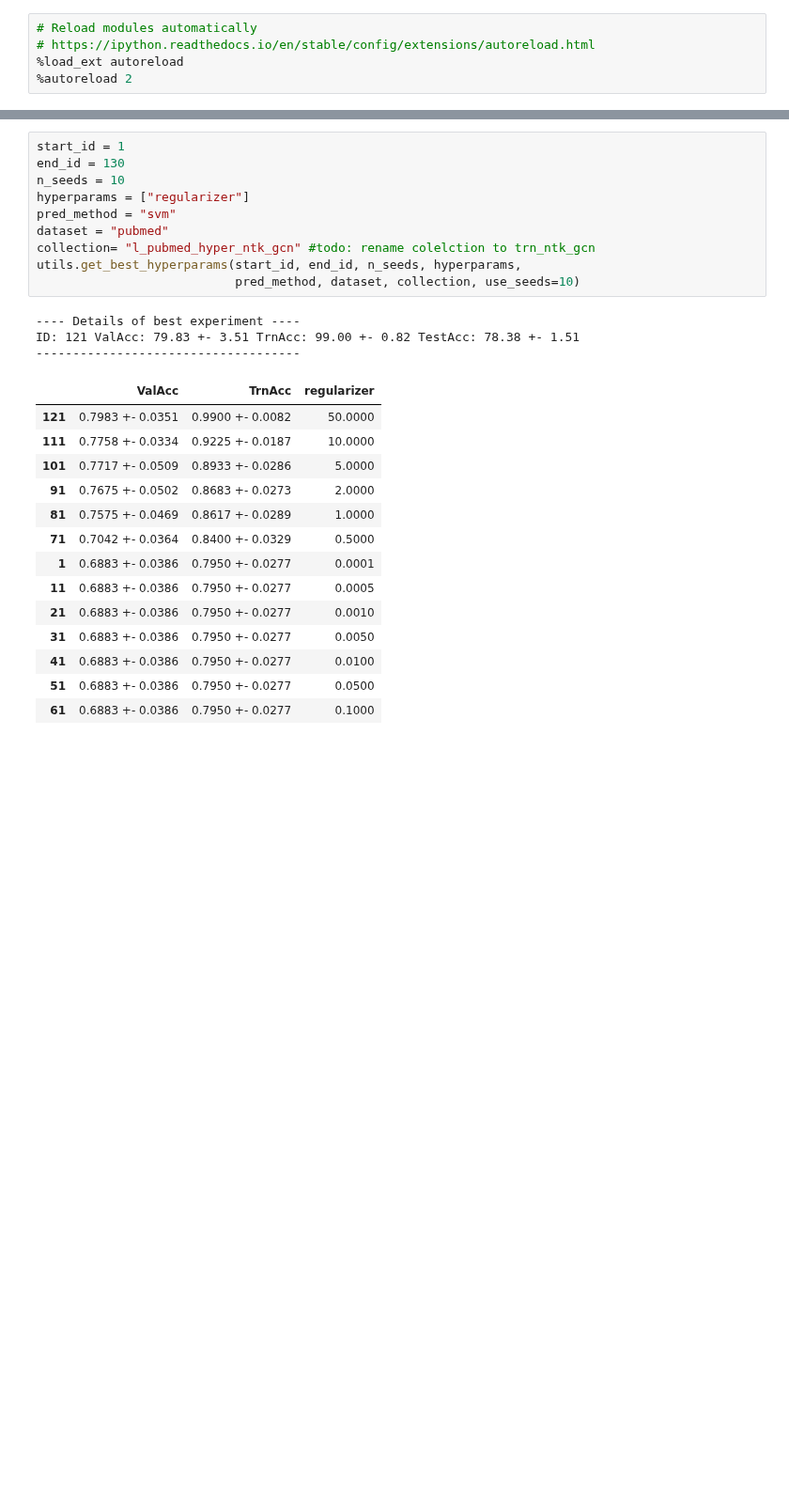
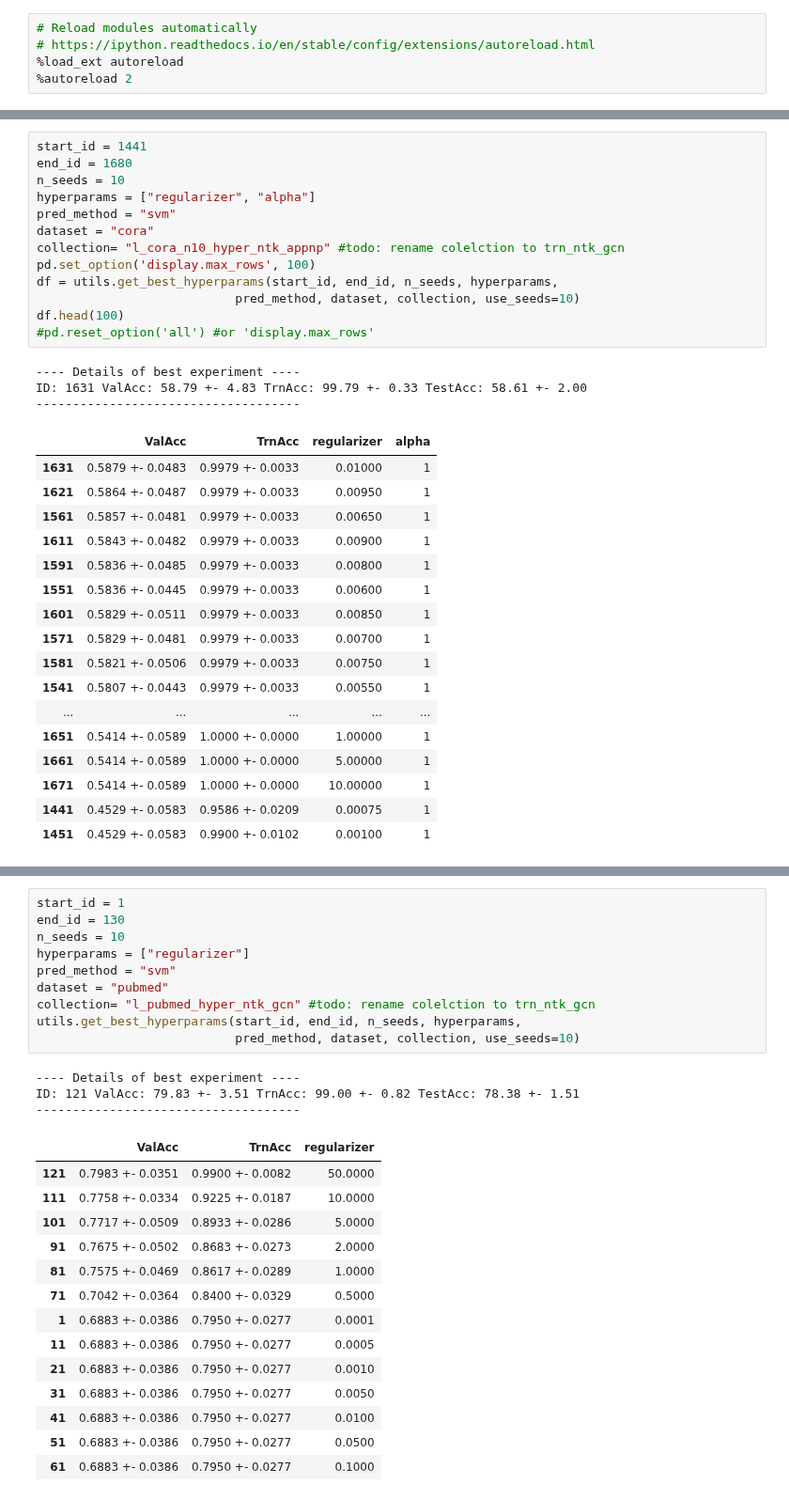
Before and after one commit to saper0/qpcert, a Jupyter notebook: notebooks/hyperparams/hyperparam_search.ipynb, the cells around one changed output, grey strips where cells are left out. Shown at 94% size. Cells and saved outputs as stored; diff of their text form; blank space fills up the shorter version.

```diff
--- a/notebooks/hyperparams/hyperparam_search.ipynb
+++ b/notebooks/hyperparams/hyperparam_search.ipynb
@@ -7,0 +156,34 @@ import utils
+# %%
+start_id = 1441
+end_id = 1680
+n_seeds = 10
+hyperparams = ["regularizer", "alpha"]
+pred_method = "svm"
+dataset = "cora"
+collection= "l_cora_n10_hyper_ntk_appnp" #todo: rename colelction to trn_ntk_gcn
+pd.set_option('display.max_rows', 100)
+df = utils.get_best_hyperparams(start_id, end_id, n_seeds, hyperparams,
+                           pred_method, dataset, collection, use_seeds=10)
+df.head(100)
+#pd.reset_option('all') #or 'display.max_rows'
+# %% [output]
+---- Details of best experiment ----
+ID: 1631 ValAcc: 58.79 +- 4.83 TrnAcc: 99.79 +- 0.33 TestAcc: 58.61 +- 2.00
+------------------------------------
+|  | ValAcc | TrnAcc | regularizer | alpha |
+| 1631 | 0.5879 +- 0.0483 | 0.9979 +- 0.0033 | 0.01000 | 1 |
+| 1621 | 0.5864 +- 0.0487 | 0.9979 +- 0.0033 | 0.00950 | 1 |
+| 1561 | 0.5857 +- 0.0481 | 0.9979 +- 0.0033 | 0.00650 | 1 |
+| 1611 | 0.5843 +- 0.0482 | 0.9979 +- 0.0033 | 0.00900 | 1 |
+| 1591 | 0.5836 +- 0.0485 | 0.9979 +- 0.0033 | 0.00800 | 1 |
+| 1551 | 0.5836 +- 0.0445 | 0.9979 +- 0.0033 | 0.00600 | 1 |
+| 1601 | 0.5829 +- 0.0511 | 0.9979 +- 0.0033 | 0.00850 | 1 |
+| 1571 | 0.5829 +- 0.0481 | 0.9979 +- 0.0033 | 0.00700 | 1 |
+| 1581 | 0.5821 +- 0.0506 | 0.9979 +- 0.0033 | 0.00750 | 1 |
+| 1541 | 0.5807 +- 0.0443 | 0.9979 +- 0.0033 | 0.00550 | 1 |
+| ... | ... | ... | ... | ... |
+| 1651 | 0.5414 +- 0.0589 | 1.0000 +- 0.0000 | 1.00000 | 1 |
+| 1661 | 0.5414 +- 0.0589 | 1.0000 +- 0.0000 | 5.00000 | 1 |
+| 1671 | 0.5414 +- 0.0589 | 1.0000 +- 0.0000 | 10.00000 | 1 |
+| 1441 | 0.4529 +- 0.0583 | 0.9586 +- 0.0209 | 0.00075 | 1 |
+| 1451 | 0.4529 +- 0.0583 | 0.9900 +- 0.0102 | 0.00100 | 1 |
```
Also changed, not shown: parts of 28 cells of this notebook, 7 other files.
